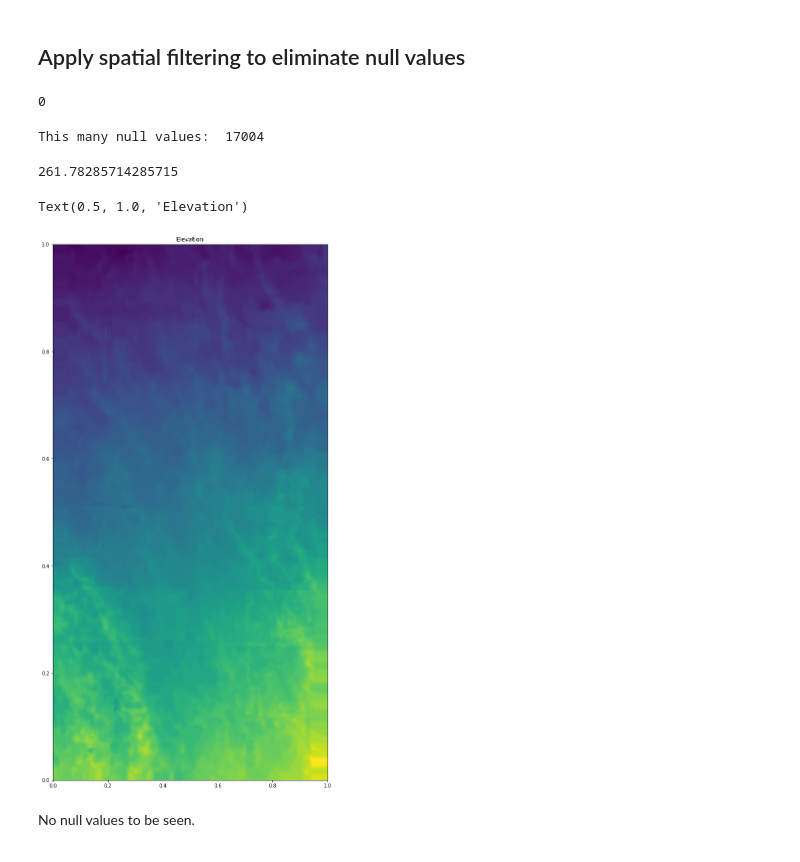
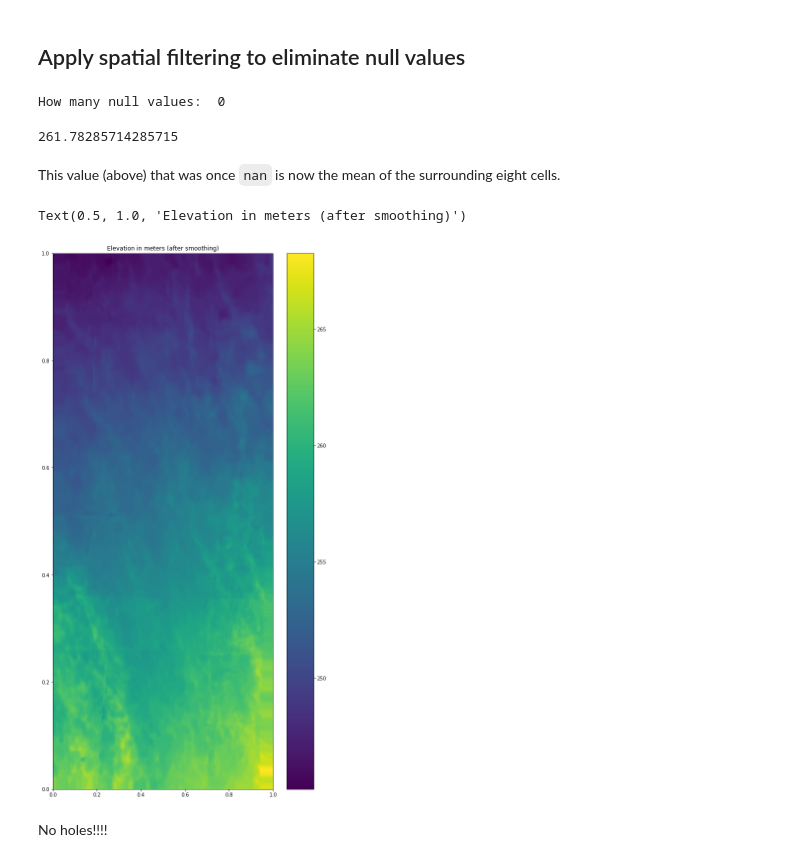
Before and after one commit to bubjanes/spatial_filtering, a Jupyter notebook: spatial_filtering.ipynb, the cells around one changed output. Drawn from its saved outputs; the diff is of its cells as text; code cells hidden in the pictures.

Commit message:
add images, add slope algo

````diff
--- a/spatial_filtering.ipynb
+++ b/spatial_filtering.ipynb
@@ -55,7 +58,7 @@ array([[ 6.,  9.,  4.,  4.,  4., nan, nan,  7.],
 # %%
 def conv_mapping(x):
     """
-    When the forth value of the filter array (the center of the window)
+    When the fifth value (x[4]) of the filter array (the center of the window)
     is null, replace it with the mean of the surrounding values.
     """
     if np.isnan(x[4]) and not np.isnan(np.delete(x, 4)).all():
@@ -100,14 +103,9 @@ df.shape, df.isna().sum() # how many nulls per column?
 # %%
 def make_grid(df,resolution):
     """
-    x_values - numpy array
-    y_values - numpy array
-    resolution - integer (1 is slow, 50 is fast)
-    points - numpy array
-    values - numpy array
-    """
     # Define interpolation inputs and
     # convert everything to NumPy arrays for optimization
+    """
     points = np.array(list(zip(df.x,df.y)))
     values = np.array(df.elevation.values)
     x_values = np.array(df.x)
@@ -148,18 +146,10 @@ nan
 # %% [markdown]
 ## Apply spatial filtering to eliminate null values
 # %%
-def filterize(grid, function, footprint):
-    grid_smooth = ndimage.generic_filter(grid,
-                   function=function,
-                   footprint=footprint, mode='constant', cval=np.NaN)
-    return grid_smooth
+grid_smooth = ndimage.generic_filter(grid,
+                function=conv_mapping,
+                footprint=np.ones((3, 3)), mode='constant', cval=np.NaN)
+print("How many null values: ", len(np.argwhere(np.isnan(grid_smooth))))
+# %% [output]
+How many null values:  0
-# %%
-grid_smooth = filterize(grid, conv_mapping, np.ones((3, 3)))
-len(np.argwhere(np.isnan(grid_smooth))) # how many null values now
-# %% [output]
-0
-# %%
-print("This many null values: ", len(np.argwhere(np.isnan(grid_smooth))))
-# %% [output]
-This many null values:  17004
 # %%
@@ -167,12 +157,15 @@ grid_smooth[15,110]
 # %% [output]
 261.78285714285715
+# %% [markdown]
+This value (above) that was once ```nan``` is now the mean of the surrounding eight cells.
 # %%
 # AFTER
 fig, ax = plt.subplots(figsize=(10, 20))
 plt.imshow(grid_smooth.T, extent=(0,1,0,1), origin='lower',aspect='auto')
-plt.title('Elevation')
+plt.colorbar()
+plt.title('Elevation in meters (after smoothing)')
 # %% [output]
-Text(0.5, 1.0, 'Elevation')
+Text(0.5, 1.0, 'Elevation in meters (after smoothing)')
-[figure, old version]
+[figure, new version]
-# %% [markdown]
-No null values to be seen.
+# %% [markdown]
+No holes!!!!
````
Also changed, not shown: parts of 23 cells of this notebook, 7 other files.
